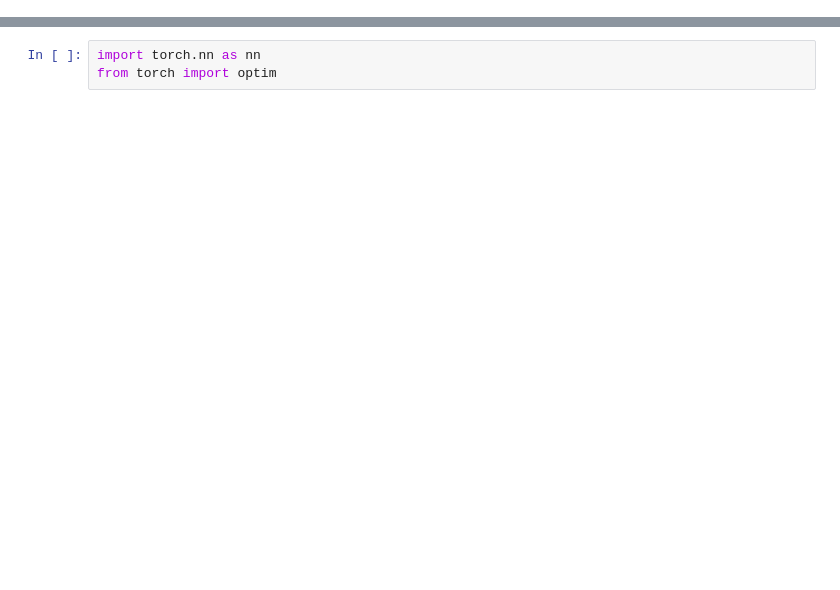
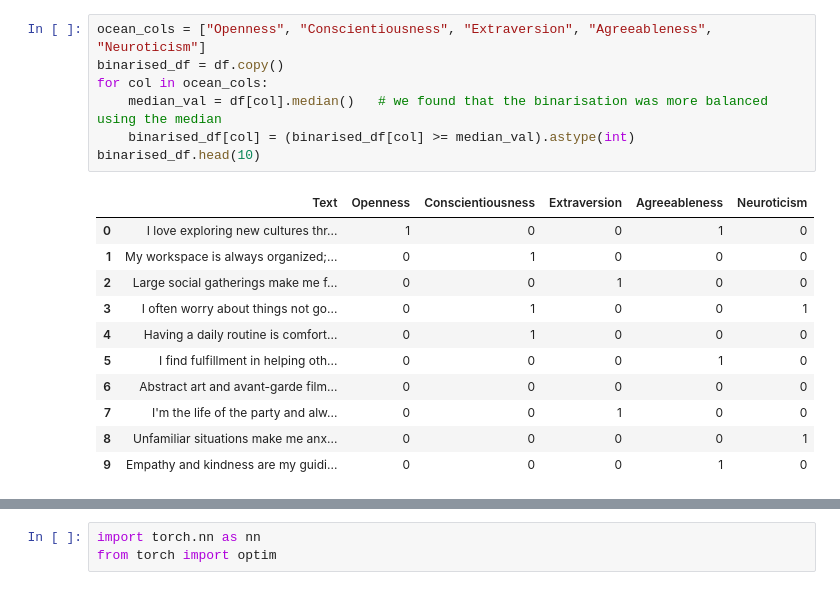
Before and after one commit to AengusBl/signs-of-self-dsfsft35, a Jupyter notebook: ML/model_research.ipynb, the cells around one changed output, grey strips where cells are left out. Cells and saved outputs as stored; diff of their text form; blank space fills up the shorter version.

```diff
--- a/ML/model_research.ipynb
+++ b/ML/model_research.ipynb
@@ -0,0 +24,19 @@
+# %%
+ocean_cols = ["Openness", "Conscientiousness", "Extraversion", "Agreeableness", "Neuroticism"]
+binarised_df = df.copy()
+for col in ocean_cols:
+    median_val = df[col].median()   # we found that the binarisation was more balanced using the median
+    binarised_df[col] = (binarised_df[col] >= median_val).astype(int)
+binarised_df.head(10)
+# %% [output]
+|  | Text | Openness | Conscientiousness | Extraversion | Agreeableness | Neuroticism |
+| 0 | I love exploring new cultures thr... | 1 | 0 | 0 | 1 | 0 |
+| 1 | My workspace is always organized;... | 0 | 1 | 0 | 0 | 0 |
+| 2 | Large social gatherings make me f... | 0 | 0 | 1 | 0 | 0 |
+| 3 | I often worry about things not go... | 0 | 1 | 0 | 0 | 1 |
+| 4 | Having a daily routine is comfort... | 0 | 1 | 0 | 0 | 0 |
+| 5 | I find fulfillment in helping oth... | 0 | 0 | 0 | 1 | 0 |
+| 6 | Abstract art and avant-garde film... | 0 | 0 | 0 | 0 | 0 |
+| 7 | I'm the life of the party and alw... | 0 | 0 | 1 | 0 | 0 |
+| 8 | Unfamiliar situations make me anx... | 0 | 0 | 0 | 0 | 1 |
+| 9 | Empathy and kindness are my guidi... | 0 | 0 | 0 | 1 | 0 |
```
Also changed, not shown: parts of 15 cells of this notebook, 1 other file.
